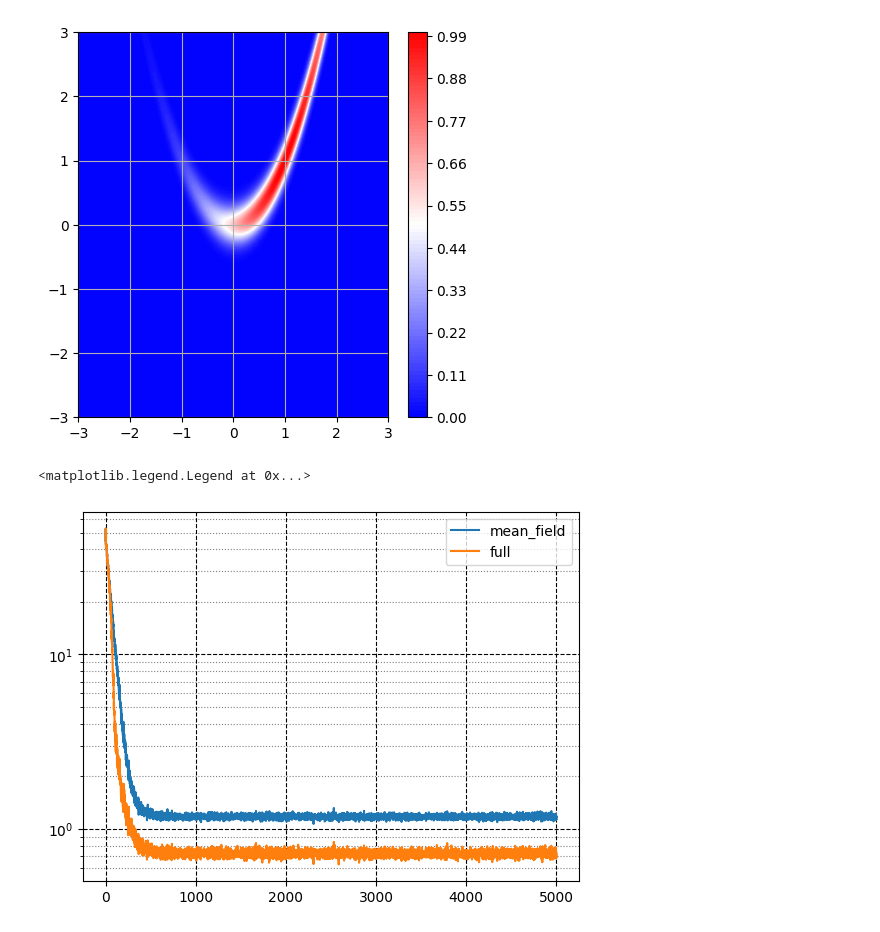
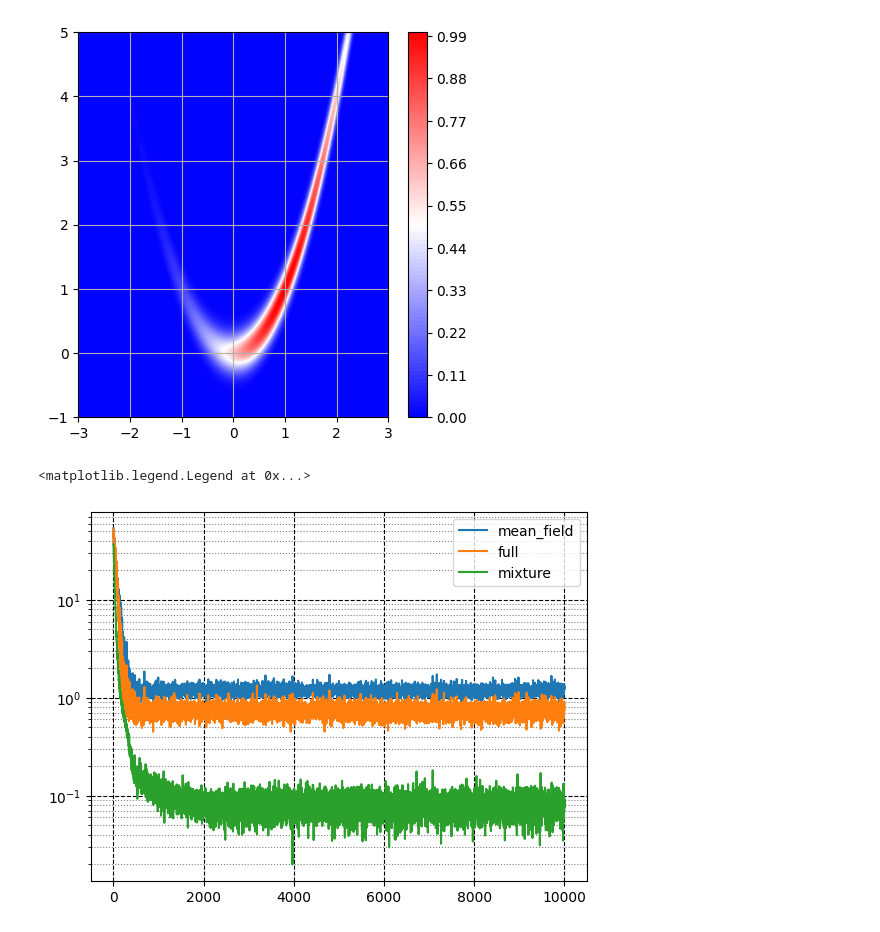
Before and after one commit to alexxthiery/mcjax, a Jupyter notebook: notebooks/variational/doubleStoch.ipynb, the cells around one changed output. Saved outputs shown, nothing was run; the diff lists cells and outputs as text; code cells hidden in the pictures.

Commit message:
Add mixture approximation support to DoubleStochastic class

```diff
--- a/notebooks/variational/doubleStoch.ipynb
+++ b/notebooks/variational/doubleStoch.ipynb
@@ -27,7 +27,7 @@ key = jr.key(0)
 dist = Banana2D(noise_std=0.2)
 # %%
 xmin, xmax = -3, 3
-ymin, ymax = -3, 3
+ymin, ymax = -1, 5
 N_discr = 500
 X, Y = np.meshgrid(np.linspace(xmin, xmax, N_discr), np.linspace(ymin, ymax, N_discr), indexing='ij')
 X_flat = X.ravel()
@@ -41,13 +41,13 @@ plt.contourf(X, Y, jnp.exp(Z), 100, cmap='bwr', origin='lower')
 plt.colorbar()
 plt.grid()
 # %% [output]
-[figure, old version]
+[figure, new version]
 # %%
 approx = DoubleStochastic(logtarget=dist)
 # %%
 key, key_ = jr.split(key)
-n_samples = 1000
-n_iter  = 5_000
+n_samples = 100
+n_iter  = 10_000
 verbose = False
 store_params_trace = True
 adam_lr = 0.01
@@ -72,16 +72,38 @@ run_output_full = approx.run(key=key_, n_samples=n_samples,
                              n_iter=n_iter, verbose=verbose, store_params_trace=store_params_trace,
                              adam_lr=adam_lr, use_jit=use_jit,
                              approx_type=approx_type)
+# %%
+# run mixture
+key, key_ = jr.split(key)
+n_samples = 100
+n_iter  = 10_000
+verbose = False
+store_params_trace = True
+adam_lr = 0.01
+use_jit = True
+
+approx_type = 'mixture'
+mu_init = jnp.array([0., 2.])
+cov_init = jnp.eye(2)
+#mixing_components = 30
+mixing_components = 10
+run_output_mixture = approx.run(key=key_, n_samples=n_samples,
+                             mu_init=mu_init, cov_init=cov_init,
+                             n_iter=n_iter, verbose=verbose, store_params_trace=store_params_trace,
+                             adam_lr=adam_lr, use_jit=use_jit,
+                             approx_type=approx_type,
+                             mixing_components=mixing_components)
 # %%
 plt.plot( np.array(run_output_diag["kl_trace"]), label="mean_field")
 plt.plot( np.array(run_output_full["kl_trace"]), label="full")
+plt.plot( np.array(run_output_mixture["kl_trace"]), label="mixture")
 plt.yscale('log')
 plt.grid(which="major", linestyle="--", color="black", alpha=1)
 plt.grid(which="minor", linestyle=":", color="black", alpha=0.5)
 plt.legend()
 # %% [output]
 <matplotlib.legend.Legend at 0x...>
-[figure, old version]
+[figure, new version]
 # %%
 from matplotlib.patches import Ellipse
 fig, ax = plt.subplots(figsize=(5, 5))
```
Also changed, not shown: parts of 6 cells of this notebook, 1 other file.
